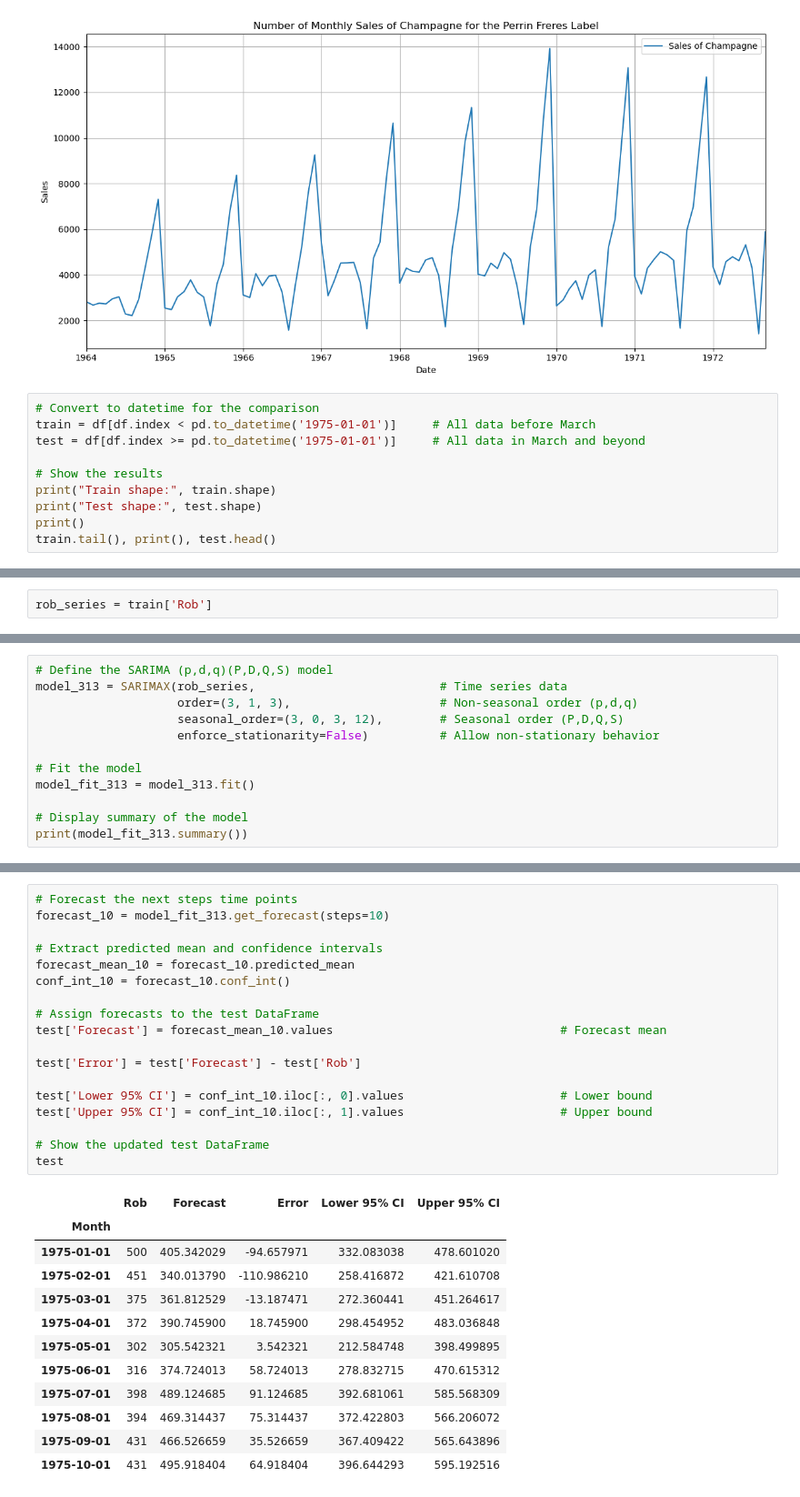
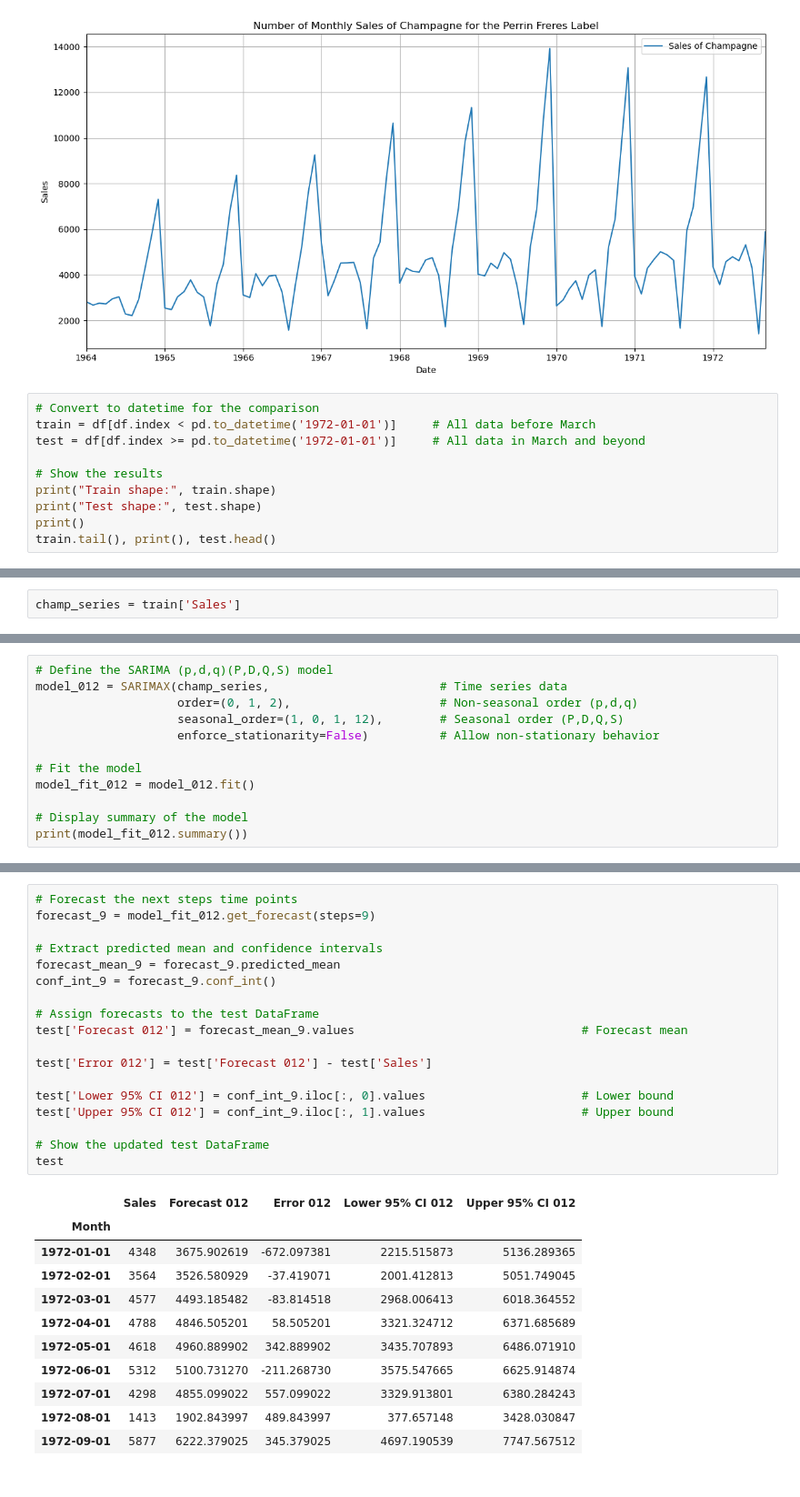
Before and after one commit to LeonardoSMSoares/Economics-Finance-2, a Jupyter notebook: Introduction to TS with Python/ITSP 07 - SARIMA - Champagne.ipynb, the cells around one changed output, grey strips where cells are left out. Shown at 91% size. Saved outputs shown, nothing was run; the diff lists cells and outputs as text.

```diff
--- a/Introduction to TS with Python/ITSP 07 - SARIMA - Champagne.ipynb
+++ b/Introduction to TS with Python/ITSP 07 - SARIMA - Champagne.ipynb
@@ -74,8 +74,8 @@ plt.show()
 [figure]
 # %%
 # Convert to datetime for the comparison
-train = df[df.index < pd.to_datetime('1975-01-01')]     # All data before March
-test = df[df.index >= pd.to_datetime('1975-01-01')]     # All data in March and beyond
+train = df[df.index < pd.to_datetime('1972-01-01')]     # All data before March
+test = df[df.index >= pd.to_datetime('1972-01-01')]     # All data in March and beyond
 
 # Show the results
 print("Train shape:", train.shape)
@@ -103,5 +103,5 @@ Test shape: (10, 1)
 # %%
-rob_series = train['Rob']
+champ_series = train['Sales']
 # %%
 def determine_nonseasonal_d(series, max_d=2, alpha=0.05):
 
@@ -305,13 +298,13 @@ plt.show()
 # %%
 # Define the SARIMA (p,d,q)(P,D,Q,S) model
-model_313 = SARIMAX(rob_series,                          # Time series data
-                    order=(3, 1, 3),                     # Non-seasonal order (p,d,q)
-                    seasonal_order=(3, 0, 3, 12),        # Seasonal order (P,D,Q,S)
+model_012 = SARIMAX(champ_series,                        # Time series data
+                    order=(0, 1, 2),                     # Non-seasonal order (p,d,q)
+                    seasonal_order=(1, 0, 1, 12),        # Seasonal order (P,D,Q,S)
                     enforce_stationarity=False)          # Allow non-stationary behavior
 
 # Fit the model
-model_fit_313 = model_313.fit()
+model_fit_012 = model_012.fit()
 
 # Display summary of the model
-print(model_fit_313.summary())
+print(model_fit_012.summary())
 # %% [output]
@@ -392,31 +328,30 @@ Conclusion: No significant autocorrelation.
 # %%
 # Forecast the next steps time points
-forecast_10 = model_fit_313.get_forecast(steps=10)
+forecast_9 = model_fit_012.get_forecast(steps=9)
 
 # Extract predicted mean and confidence intervals
-forecast_mean_10 = forecast_10.predicted_mean
-conf_int_10 = forecast_10.conf_int()
+forecast_mean_9 = forecast_9.predicted_mean
+conf_int_9 = forecast_9.conf_int()
 
 # Assign forecasts to the test DataFrame
-test['Forecast'] = forecast_mean_10.values                                # Forecast mean
+test['Forecast 012'] = forecast_mean_9.values                                # Forecast mean
 
-test['Error'] = test['Forecast'] - test['Rob']
+test['Error 012'] = test['Forecast 012'] - test['Sales']
 
-test['Lower 95% CI'] = conf_int_10.iloc[:, 0].values                      # Lower bound
-test['Upper 95% CI'] = conf_int_10.iloc[:, 1].values                      # Upper bound
+test['Lower 95% CI 012'] = conf_int_9.iloc[:, 0].values                      # Lower bound
+test['Upper 95% CI 012'] = conf_int_9.iloc[:, 1].values                      # Upper bound
 
 # Show the updated test DataFrame
 test
 # %% [output]
-|  | Rob | Forecast | Error | Lower 95% CI | Upper 95% CI |
+|  | Sales | Forecast 012 | Error 012 | Lower 95% CI 012 | Upper 95% CI 012 |
 | Month |  |  |  |  |  |
-| 1975-01-01 | 500 | 405.342029 | -94.657971 | 332.083038 | 478.601020 |
-| 1975-02-01 | 451 | 340.013790 | -110.986210 | 258.416872 | 421.610708 |
-| 1975-03-01 | 375 | 361.812529 | -13.187471 | 272.360441 | 451.264617 |
-| 1975-04-01 | 372 | 390.745900 | 18.745900 | 298.454952 | 483.036848 |
-| 1975-05-01 | 302 | 305.542321 | 3.542321 | 212.584748 | 398.499895 |
-| 1975-06-01 | 316 | 374.724013 | 58.724013 | 278.832715 | 470.615312 |
-| 1975-07-01 | 398 | 489.124685 | 91.124685 | 392.681061 | 585.568309 |
-| 1975-08-01 | 394 | 469.314437 | 75.314437 | 372.422803 | 566.206072 |
-| 1975-09-01 | 431 | 466.526659 | 35.526659 | 367.409422 | 565.643896 |
-| 1975-10-01 | 431 | 495.918404 | 64.918404 | 396.644293 | 595.192516 |
+| 1972-01-01 | 4348 | 3675.902619 | -672.097381 | 2215.515873 | 5136.289365 |
+| 1972-02-01 | 3564 | 3526.580929 | -37.419071 | 2001.412813 | 5051.749045 |
+| 1972-03-01 | 4577 | 4493.185482 | -83.814518 | 2968.006413 | 6018.364552 |
+| 1972-04-01 | 4788 | 4846.505201 | 58.505201 | 3321.324712 | 6371.685689 |
+| 1972-05-01 | 4618 | 4960.889902 | 342.889902 | 3435.707893 | 6486.071910 |
+| 1972-06-01 | 5312 | 5100.731270 | -211.268730 | 3575.547665 | 6625.914874 |
+| 1972-07-01 | 4298 | 4855.099022 | 557.099022 | 3329.913801 | 6380.284243 |
+| 1972-08-01 | 1413 | 1902.843997 | 489.843997 | 377.657148 | 3428.030847 |
+| 1972-09-01 | 5877 | 6222.379025 | 345.379025 | 4697.190539 | 7747.567512 |
```
Also changed, not shown: parts of 20 cells of this notebook, 1 other file.
